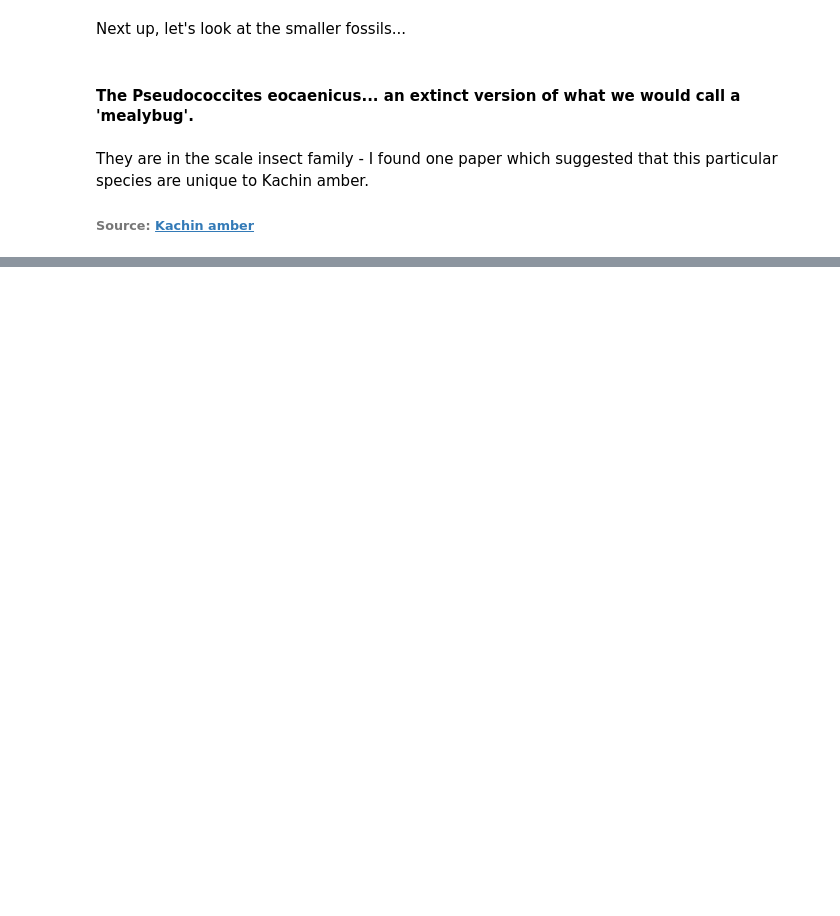
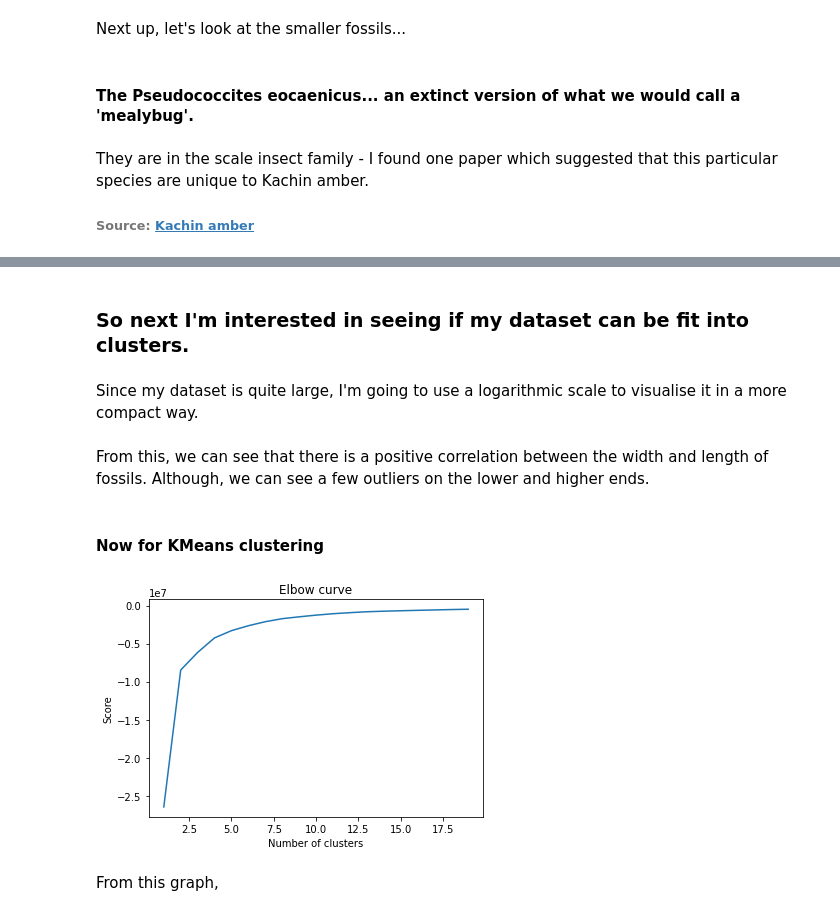
Before and after one commit to loustephjones/Solo-dino-project-DSPT7, a Jupyter notebook: new_start.ipynb, the cells around one changed output, grey strips where cells are left out. Saved outputs shown, nothing was run; the diff lists cells and outputs as text; code cells hidden in the pictures; blank space fills up the shorter version.

Commit message:
kmeans start

```diff
--- a/new_start.ipynb
+++ b/new_start.ipynb
@@ -371,0 +320,10 @@ from sklearn.cluster import KMeans
+# %%
+df2 = pivot[pivot.length > 0]
+df2 = pivot[pivot.width > 0]
+df2 = pivot[['accepted_name', 'length', 'width']]
+df2 = df2[df2['length'] > 0]
+df2 = df2[df2['width'] > 0]
+# %% [markdown]
+### So next I'm interested in seeing if my dataset can be fit into clusters.
+# %% [markdown]
+Since my dataset is quite large, I'm going to use a logarithmic scale to visualise it in a more compact way.
@@ -371,0 +335,19 @@ from sklearn.cluster import KMeans
+# %% [markdown]
+From this, we can see that there is a positive correlation between the width and length of fossils. Although, we can see a few outliers on the lower and higher ends.
+# %% [markdown]
+#### Now for KMeans clustering
+# %%
+
+df3 = df2[['length', 'width']]
+Nc = range(1,20)
+kmeans = [KMeans(n_clusters = i) for i in Nc]
+score = [kmeans[i].fit(df3).score(df3) for i in range(len(kmeans))]
+plt.plot(Nc,score)
+plt.xlabel('Number of clusters')
+plt.ylabel('Score')
+plt.title('Elbow curve')
+plt.show()
+# %% [output]
+[figure, added]
+# %% [markdown]
+From this graph,
```
Also changed, not shown: parts of 14 cells of this notebook.
